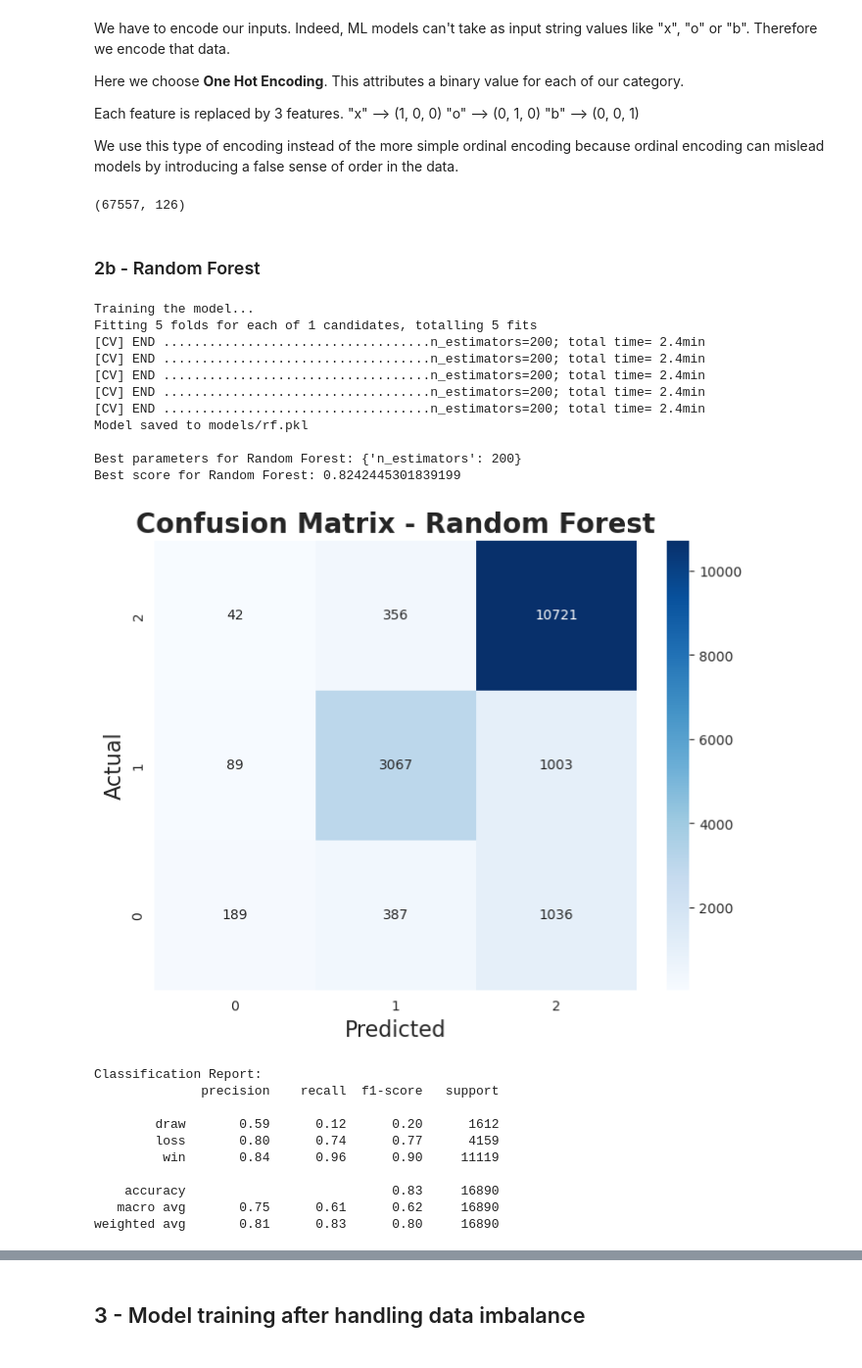
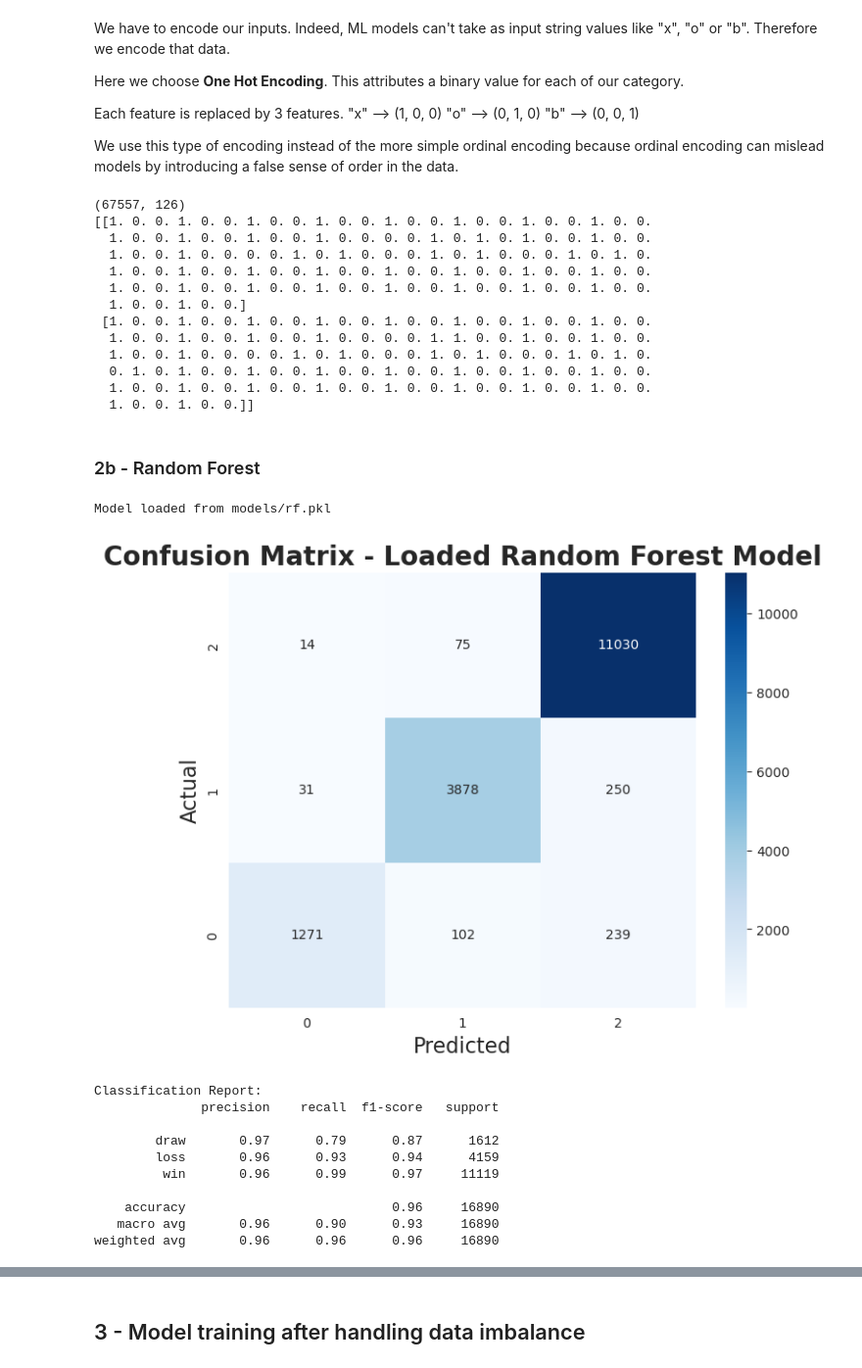
Before and after one commit to ali-hou-supaero/ML_Connect4_Project, a Jupyter notebook: project.ipynb, the cells around one changed output, grey strips where cells are left out. Shown at 98% size. Drawn from its saved outputs; the diff is of its cells as text; code cells hidden in the pictures.

```diff
--- a/project.ipynb
+++ b/project.ipynb
@@ -216,7 +222,7 @@ We use this type of encoding instead of the more simple ordinal encoding because
 encoder = OneHotEncoder()
 X_encoded = encoder.fit_transform(df.iloc[:, :42])
 print(X_encoded.shape)
-
+print(X_encoded.toarray()[:2])  # Display first 2 encoded rows
 # Target
 y = df['target']
 
@@ -225,26 +231,30 @@ y = df['target']
 X_train, X_test, y_train, y_test = train_test_split(X_encoded, y, stratify=y)
 # %% [output]
 (67557, 126)
+[[1. 0. 0. 1. 0. 0. 1. 0. 0. 1. 0. 0. 1. 0. 0. 1. 0. 0. 1. 0. 0. 1. 0. 0.
+  1. 0. 0. 1. 0. 0. 1. 0. 0. 1. 0. 0. 0. 0. 1. 0. 1. 0. 1. 0. 0. 1. 0. 0.
+  1. 0. 0. 1. 0. 0. 0. 0. 1. 0. 1. 0. 0. 0. 1. 0. 1. 0. 0. 0. 1. 0. 1. 0.
+  1. 0. 0. 1. 0. 0. 1. 0. 0. 1. 0. 0. 1. 0. 0. 1. 0. 0. 1. 0. 0. 1. 0. 0.
+  1. 0. 0. 1. 0. 0. 1. 0. 0. 1. 0. 0. 1. 0. 0. 1. 0. 0. 1. 0. 0. 1. 0. 0.
+  1. 0. 0. 1. 0. 0.]
+ [1. 0. 0. 1. 0. 0. 1. 0. 0. 1. 0. 0. 1. 0. 0. 1. 0. 0. 1. 0. 0. 1. 0. 0.
+  1. 0. 0. 1. 0. 0. 1. 0. 0. 1. 0. 0. 0. 0. 1. 1. 0. 0. 1. 0. 0. 1. 0. 0.
+  1. 0. 0. 1. 0. 0. 0. 0. 1. 0. 1. 0. 0. 0. 1. 0. 1. 0. 0. 0. 1. 0. 1. 0.
+  0. 1. 0. 1. 0. 0. 1. 0. 0. 1. 0. 0. 1. 0. 0. 1. 0. 0. 1. 0. 0. 1. 0. 0.
+  1. 0. 0. 1. 0. 0. 1. 0. 0. 1. 0. 0. 1. 0. 0. 1. 0. 0. 1. 0. 0. 1. 0. 0.
+  1. 0. 0. 1. 0. 0.]]
 # %% [markdown]
 ### 2b - Random Forest
 # %%
 choice = input("Do you want to train the Random Forest model or load it? (type 'train' or 'load'): ").strip().lower()
-model_name = input("Enter model filename to create or load (e.g., rf.pkl): ").strip()
+model_name = input("Enter Random Forest model filename to create or load (e.g., rf.pkl): ").strip()
 
 model_path = os.path.join("models", model_name)
 
-if os.path.exists(model_path):
-    overwrite = input(f"{model_name} already exists. Overwrite? (y/n): ").strip().lower()
-    if overwrite == 'y':
-        print("Overwriting the existing model.")
-        choice = 'train'
-    else:
-        print("Loading the existing model.")
-        choice = 'load'
 
 if choice == 'train':
 
-    print("Training the model...")
+    print("########### Training model ###########")
 
     # Define the parameter grid for Random Forest
     param_grid_rf = {
@@ -258,58 +268,48 @@ if choice == 'train':
     rf = RandomForestClassifier(random_state=42)
 
     # Initialize GridSearchCV for Random Forest
-    grid_search_rf = GridSearchCV(estimator=rf, param_grid=param_grid_rf, cv=5, n_jobs=-1, verbose=2)
+    grid_search_rf = GridSearchCV(estimator=rf, param_grid=param_grid_rf, cv=5, n_jobs=-1, verbose=3)
 
     # Perform grid search for Random Forest
     grid_search_rf.fit(X_train, y_train)
+    print("########### Training complete ###########")
 
     # Save or overwrite
-    joblib.dump(model_name, model_path)
+    joblib.dump(value=grid_search_rf.best_estimator_, filename=model_path)
     print(f"Model saved to {model_path}\n")
 
     print(f"Best parameters for Random Forest: {grid_search_rf.best_params_}")
     print(f"Best score for Random Forest: {grid_search_rf.best_score_}")
 
     # Evaluate the best Random Forest model on the test set
     best_rf = grid_search_rf.best_estimator_
     y_pred_rf = best_rf.predict(X_test)
-    y_pred_proba_rf = best_rf.predict_proba(X_test)[:,1]
 
     performance_display(y_test, y_pred_rf, "Random Forest")
 
 
 elif choice == 'load':
     if os.path.exists(model_path):
         model = joblib.load(model_path)
         print(f"Model loaded from {model_path}")
         y_pred_rf = model.predict(X_test)
         performance_display(y_test, y_pred_rf, "Loaded Random Forest Model")
 
     else:
         print(f"No model found at {model_path}. Please train it first.")
 
 else:
     print("Invalid choice. Please type 'train' or 'load'.")
 # %% [output]
-Training the model...
-Fitting 5 folds for each of 1 candidates, totalling 5 fits
-[CV] END ...................................n_estimators=200; total time= 2.4min
-[CV] END ...................................n_estimators=200; total time= 2.4min
-[CV] END ...................................n_estimators=200; total time= 2.4min
-[CV] END ...................................n_estimators=200; total time= 2.4min
-[CV] END ...................................n_estimators=200; total time= 2.4min
-Model saved to models/rf.pkl
-
-Best parameters for Random Forest: {'n_estimators': 200}
-Best score for Random Forest: 0.8242445301839199
+Model loaded from models/rf.pkl
-[figure, old version]
+[figure, new version]
 Classification Report:
               precision    recall  f1-score   support
 
-        draw       0.59      0.12      0.20      1612
-        loss       0.80      0.74      0.77      4159
-         win       0.84      0.96      0.90     11119
+        draw       0.97      0.79      0.87      1612
+        loss       0.96      0.93      0.94      4159
+         win       0.96      0.99      0.97     11119
 
-    accuracy                           0.83     16890
-   macro avg       0.75      0.61      0.62     16890
-weighted avg       0.81      0.83      0.80     16890
+    accuracy                           0.96     16890
+   macro avg       0.96      0.90      0.93     16890
+weighted avg       0.96      0.96      0.96     16890
```
Also changed, not shown: parts of 9 cells of this notebook, 1 other file.
